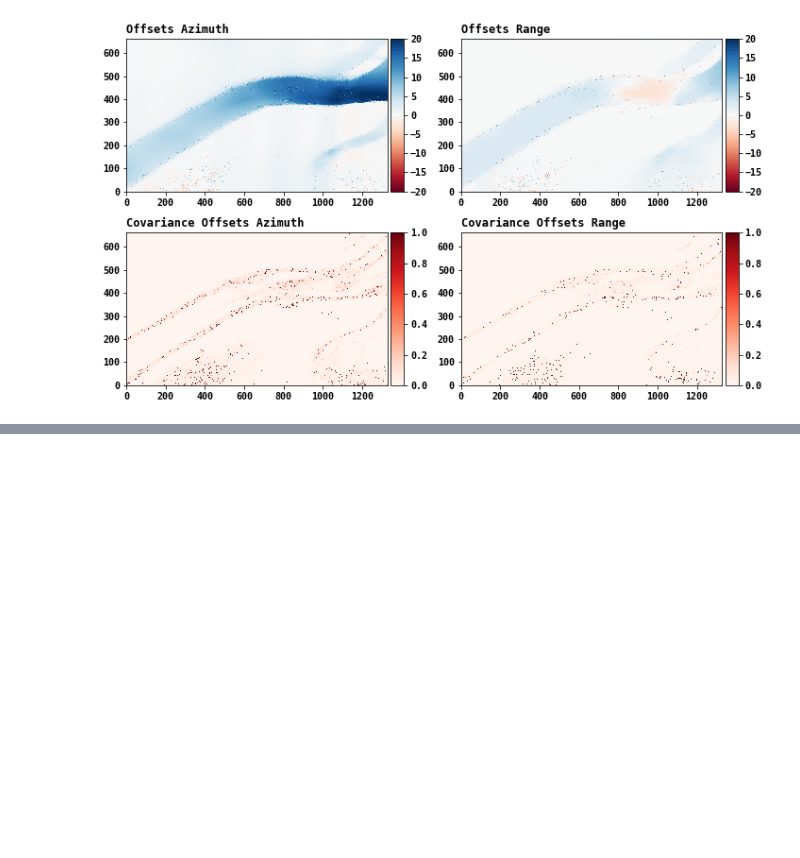
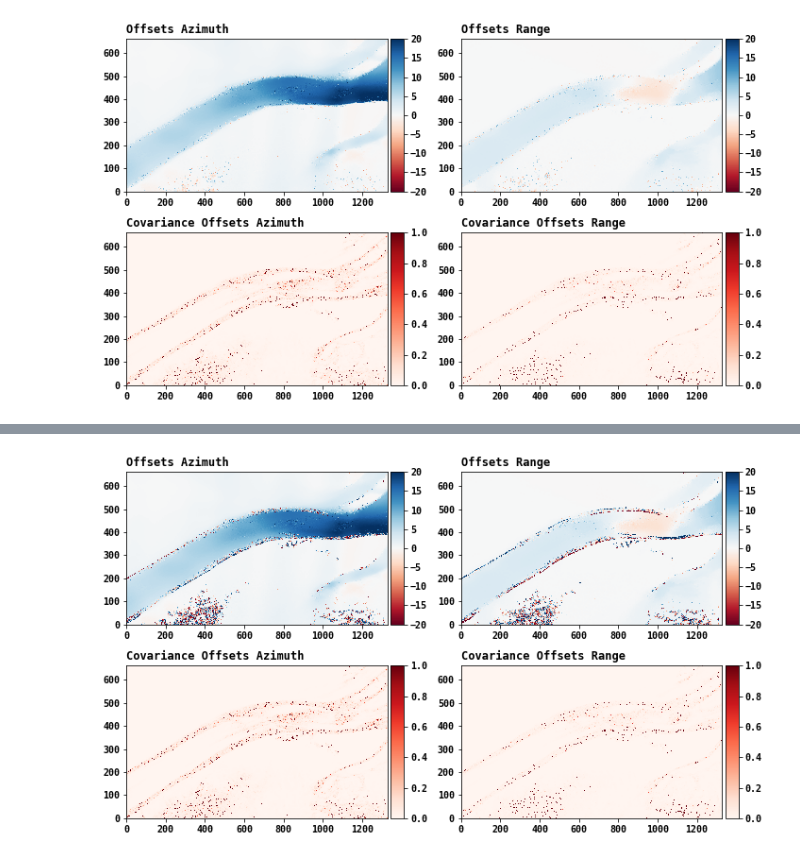
Before and after one commit to eciraci/offsets_blending, a Jupyter notebook: offsets_blending.ipynb, the cells around one changed output, grey strips where cells are left out. Cells and saved outputs as stored; diff of their text form; code cells hidden in the pictures; blank space fills up the shorter version.

```diff
--- a/offsets_blending.ipynb
+++ b/offsets_blending.ipynb
@@ -85,0 +103,9 @@ filled_layer.show_offsets(cov_range=(0, 1), offsets_range=(-20, 20))
+# %%
+layer_1_d = copy.copy(layer_1)
+f_layer_weighted = fill_outliers_holes(layer_1_d, layer_2, layer_3,
+                                       outlier_param, fill_strategy='weighted', krn_size=krn_size)
+filled_layer_weighted = f_layer_weighted['filled_layer']
+# - Show Offsets after Outlier Removal + Filling
+filled_layer_weighted.show_offsets(cov_range=(0, 1), offsets_range=(-20, 20))
+# %% [output]
+[figure, added]
```
Also changed, not shown: parts of 4 cells of this notebook.
